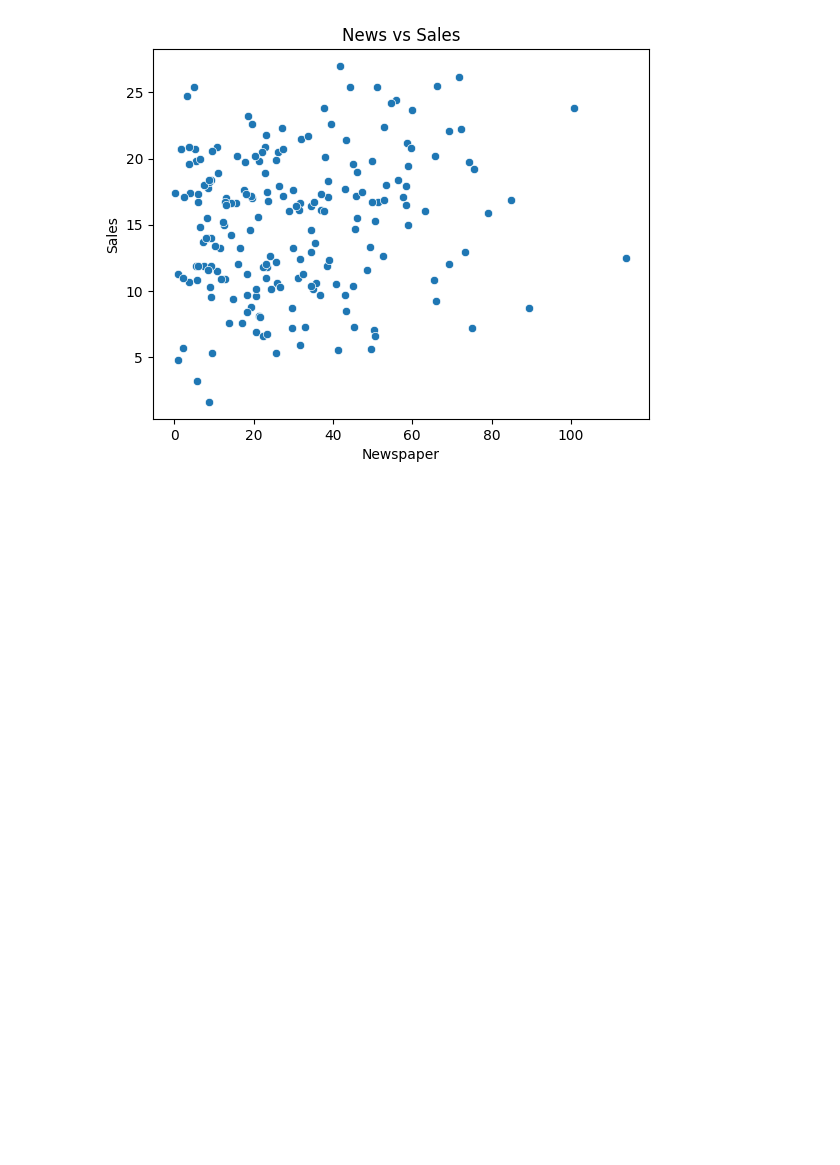
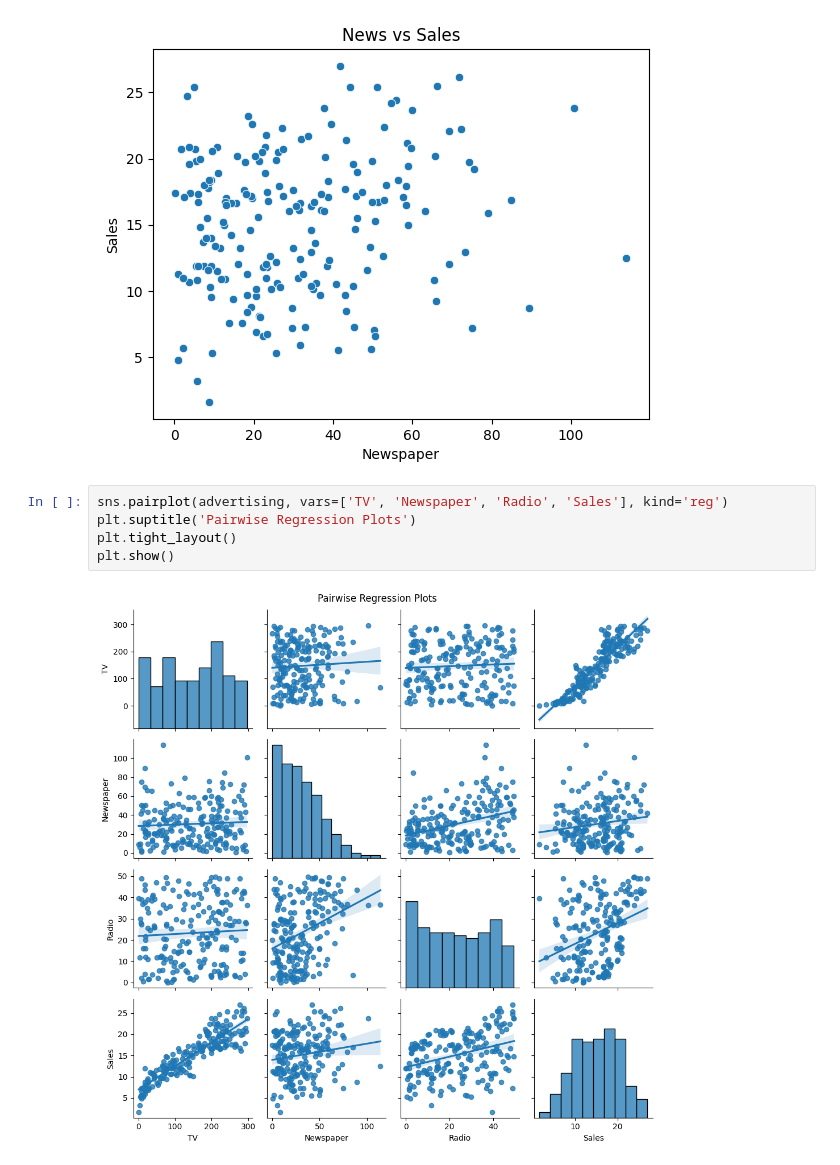
Before and after one commit to pbarizza/ML-course-2025, a Jupyter notebook: lesson02.ipynb, the cells around one changed output. Drawn from its saved outputs; the diff is of its cells as text; blank space fills up the shorter version.

```diff
--- a/lesson02.ipynb
+++ b/lesson02.ipynb
@@ -108,3 +108,10 @@ plt.title('News vs Sales')
 plt.show()
 # %% [output]
 [figure]
+# %%
+sns.pairplot(advertising, vars=['TV', 'Newspaper', 'Radio', 'Sales'], kind='reg')
+plt.suptitle('Pairwise Regression Plots')
+plt.tight_layout()
+plt.show()
+# %% [output]
+[figure, added]
```
Also changed, not shown: parts of 3 cells of this notebook.
